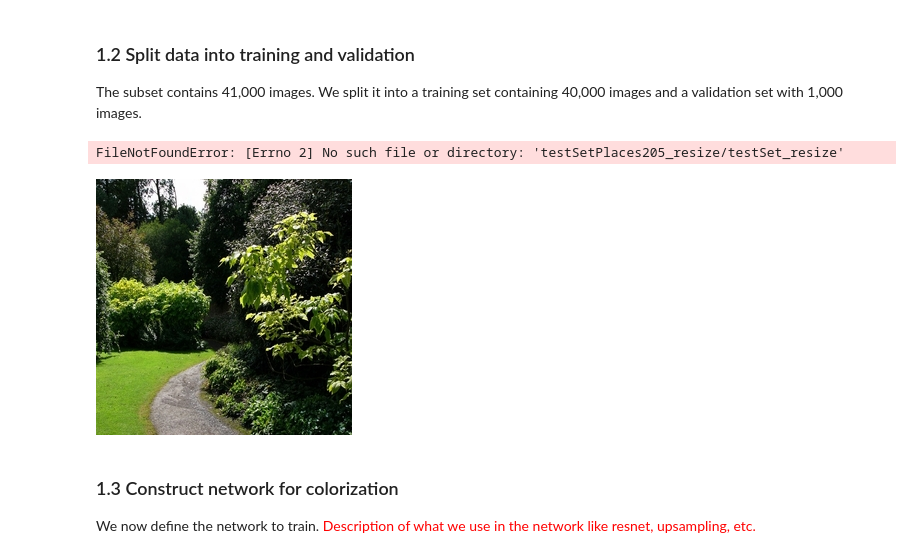
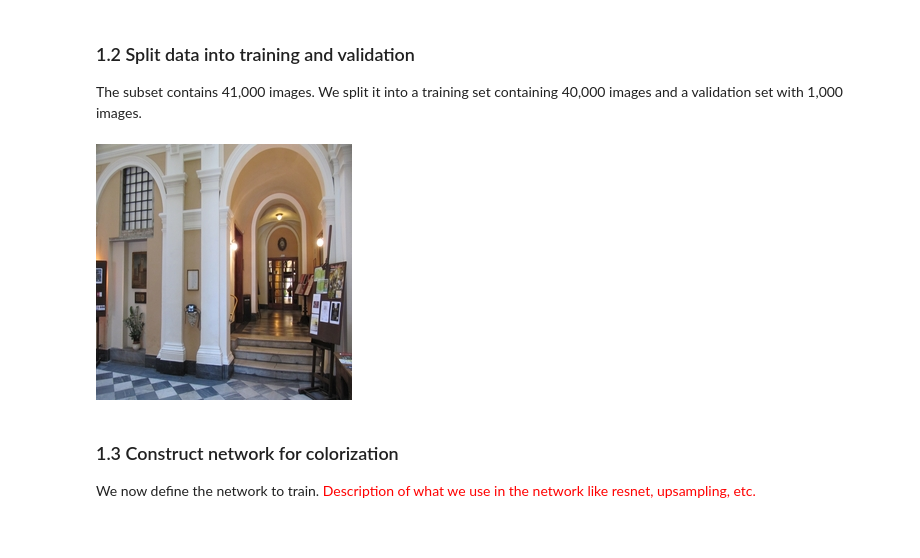
Before and after one commit to LjungPer/deep-learning-project, a Jupyter notebook: Project_notebook.ipynb, the cells around one changed output. Cells and saved outputs as stored; diff of their text form; code cells hidden in the pictures.

```diff
--- a/Project_notebook.ipynb
+++ b/Project_notebook.ipynb
@@ -42,19 +46,29 @@ The subset contains 41,000 images. We split it into a training set containing 40
 # Divide data into training (40,000 images) and validation (1,000 images)
 os.makedirs('images/train/train_subfolder/', exist_ok=True)
 os.makedirs('images/val/val_subfolder/', exist_ok=True)
+os.makedirs('images/subtrain/subtrain_subfolder/', exist_ok=True)
+os.makedirs('images/subval/subval_subfolder/', exist_ok=True)
 for i, file in enumerate(os.listdir('testSetPlaces205_resize/testSet_resize')):
-  if i < 1000:
-    os.rename('testSetPlaces205_resize/testSet_resize/' + file, 'images/val/val_subfolder/' + file)
-  else:
-    os.rename('testSetPlaces205_resize/testSet_resize/' + file, 'images/train/train_subfolder/' + file)
+    if i < 100:
+        os.rename('testSetPlaces205_resize/testSet_resize/' + file, 'images/subval/subval_subfolder/' + file)
+    elif i < 1000:
+        os.rename('testSetPlaces205_resize/testSet_resize/' + file, 'images/subtrain/subtrain_subfolder/' + file)
+    elif i < 2000:
+        os.rename('testSetPlaces205_resize/testSet_resize/' + file, 'images/val/val_subfolder/' + file)
+    else:
+        os.rename('testSetPlaces205_resize/testSet_resize/' + file, 'images/train/train_subfolder/' + file)
+
+
+#  if i < 1000:
+#    os.rename('testSetPlaces205_resize/testSet_resize/' + file, 'images/val/val_subfolder/' + file)
+#  else:
+#    os.rename('testSetPlaces205_resize/testSet_resize/' + file, 'images/train/train_subfolder/' + file)
-# %% [output]
-FileNotFoundError: [Errno 2] No such file or directory: 'testSetPlaces205_resize/testSet_resize'
 # %%
 # Display an example image
 from IPython.display import Image, display
-display(Image(filename='images/val/val_subfolder/7aac257136847812d7b6dc58d6b71d5e.jpg'))
+display(Image(filename='images/val/val_subfolder/0bb654d392eccbcf2b363a273685cd81.jpg'))
 # %% [output]
-[figure, old version]
+[figure, new version]
 # %% [markdown]
 ### 1.3 Construct network for colorization
 We now define the network to train. <font color='red'>Description of what we use in the network like resnet, upsampling, etc.</font>
```
Also changed, not shown: parts of 11 cells of this notebook, 2 other files.
